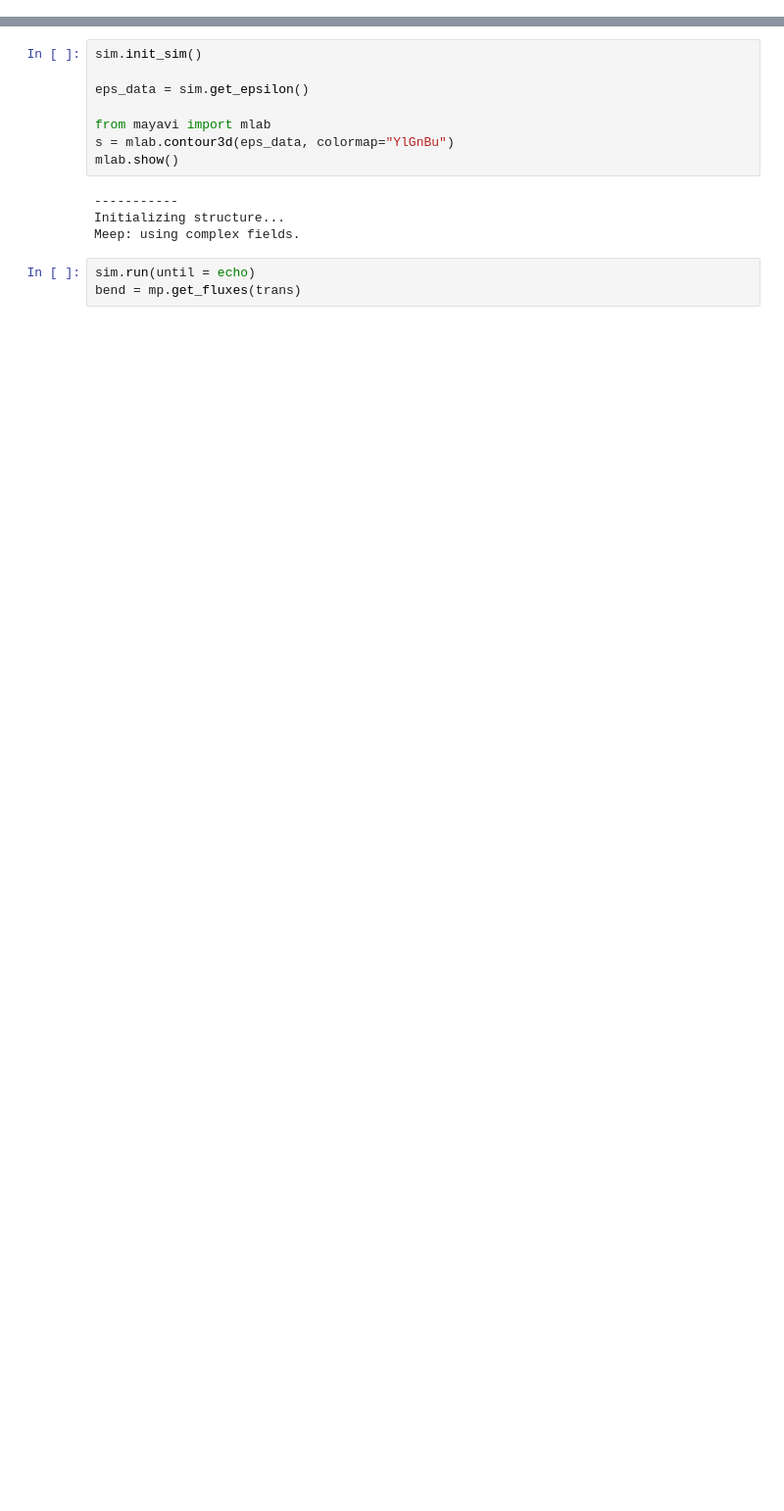
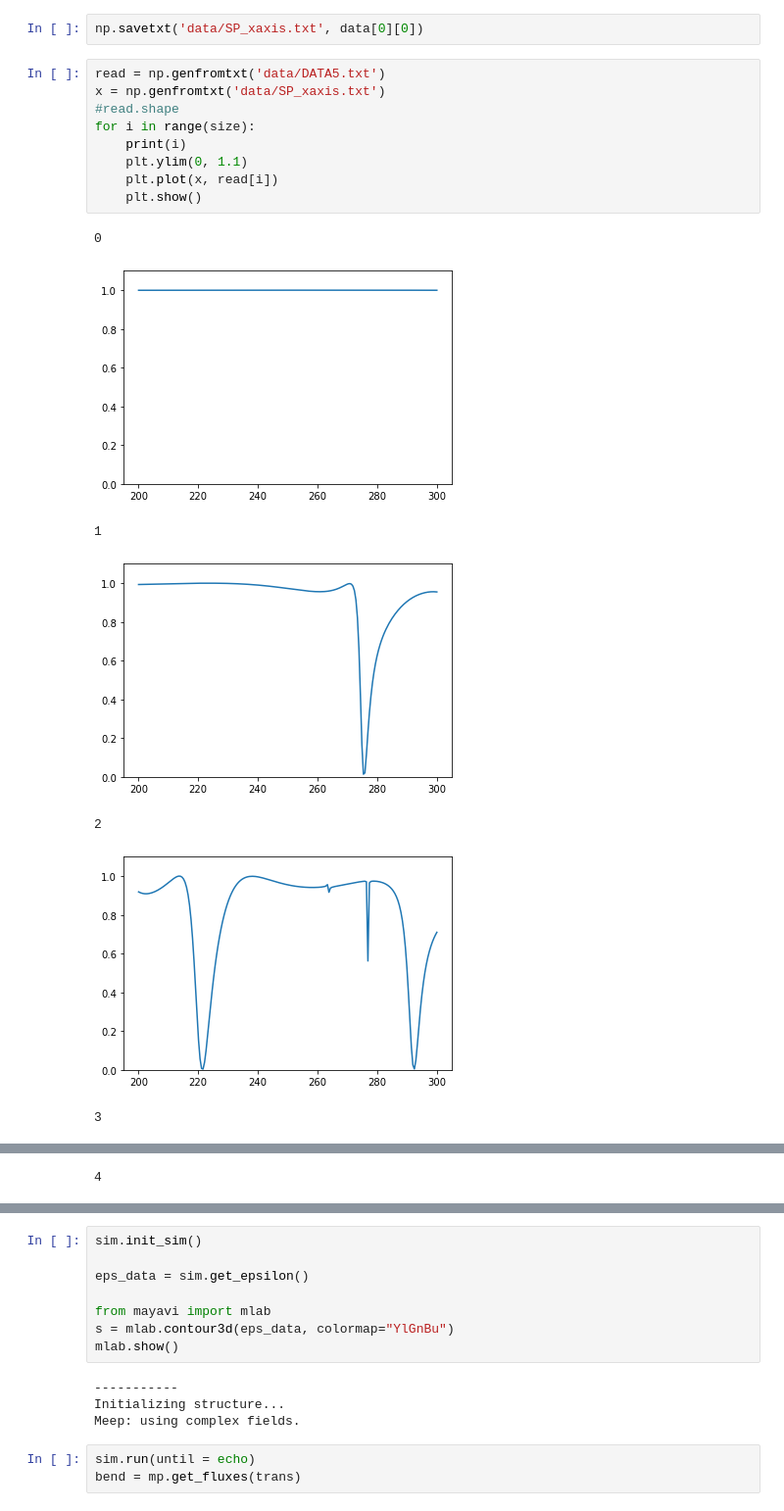
Before and after one commit to rifaasyari/Summer_research, a Jupyter notebook: meep_code/shape_generator.ipynb, the cells around one changed output, grey strips where cells are left out. Shown: that part at 98% size. Saved outputs shown, nothing was run; the diff lists cells and outputs as text; blank space fills up the shorter version.

```diff
--- a/meep_code/shape_generator.ipynb
+++ b/meep_code/shape_generator.ipynb
@@ -40,0 +207,19 @@ plt.show()
+# %%
+np.savetxt('data/SP_xaxis.txt', data[0][0])
+# %%
+read = np.genfromtxt('data/DATA5.txt')
+x = np.genfromtxt('data/SP_xaxis.txt')
+#read.shape
+for i in range(size):
+    print(i)
+    plt.ylim(0, 1.1)
+    plt.plot(x, read[i])
+    plt.show()
+# %% [output]
+0
+[figure, added]
+1
+[figure, added]
+2
+[figure, added]
+3
@@ -40,0 +227 @@ plt.show()
+4
```
Also changed, not shown: parts of 16 cells of this notebook, 1 other file.
